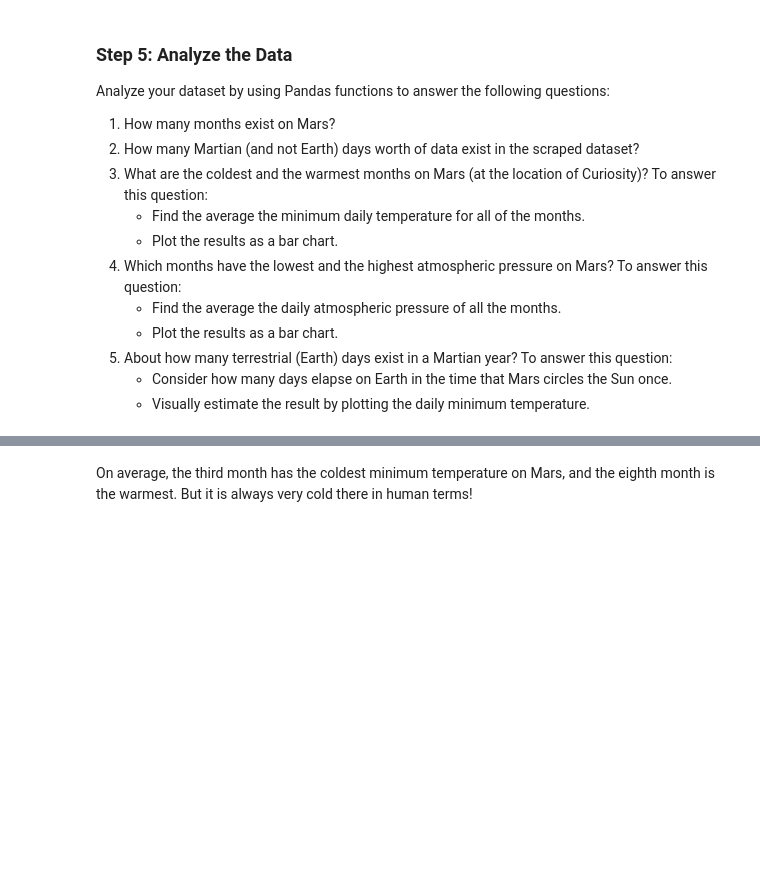
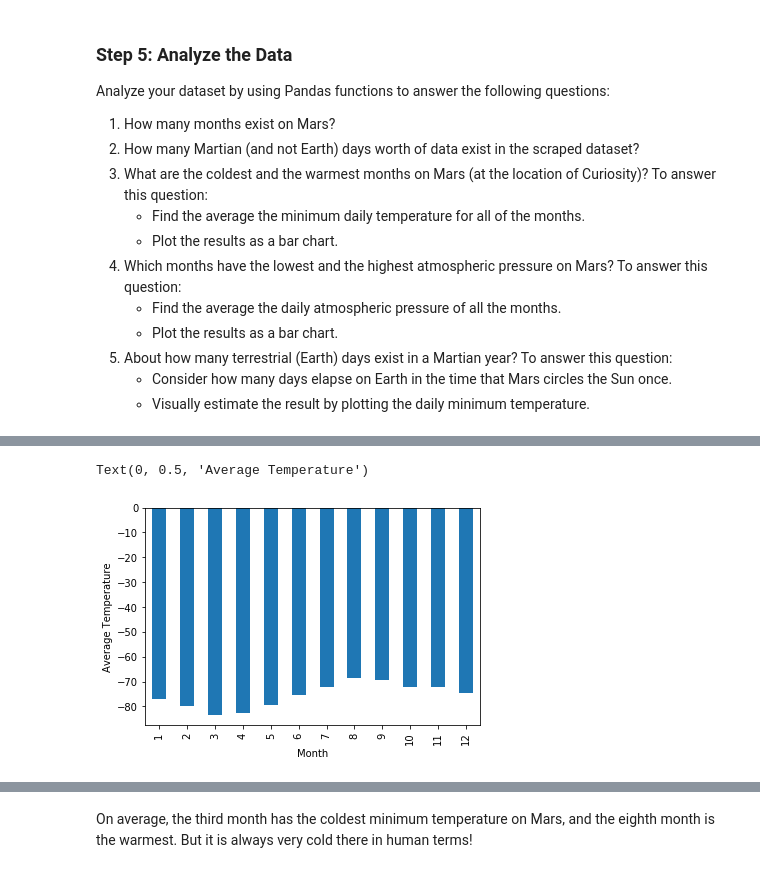
Before and after one commit to DevSher23/Module-12-Homework, a Jupyter notebook: part_2_mars_weather.ipynb, the cells around one changed output, grey strips where cells are left out. Cells and saved outputs as stored; diff of their text form; code cells hidden in the pictures; blank space fills up the shorter version.

```diff
--- a/part_2_mars_weather.ipynb
+++ b/part_2_mars_weather.ipynb
@@ -58,4 +73,12 @@ for heading in data_rows:
+# %%
+data = []
+for row in table.find_all("tr")[1:]:
+    data_set = dict(zip(headers, (td.get_text() for td in row.find_all("td"))))
+    data.append(data_set)
+
+# print(data)
 # %%
 # Create a Pandas DataFrame by using the list of rows and a list of the column names
+df = pd.DataFrame(data, columns = headers)
 # %%
 # Confirm DataFrame was created successfully
@@ -72,2 +111,10 @@ Examine the data types that are currently associated with each column. If necess
+# %%
+# Change data types for data analysis
+df['terrestrial_date'] = pd.to_datetime(df['terrestrial_date'])
+df['sol'] = df ['sol'].astype(int)
+df['ls'] = df ['ls'].astype(int)
+df['month'] = df ['month'].astype(int)
+df['min_temp'] = df ['min_temp'].astype(float)
+df['pressure'] = df ['pressure'].astype(float)
 # %%
 # Confirm type changes were successful by examining data types again
@@ -94,2 +169,4 @@ Analyze your dataset by using Pandas functions to answer the following questions
 # %%
 # 3. What is the average low temperature by month?
+avg_low_temp = df.groupby('month').mean()
+avg_low_temp ['min_temp']
@@ -96,4 +188,10 @@ Analyze your dataset by using Pandas functions to answer the following questions
 # %%
 # Plot the average temperature by month
+avg_low_temp['min_temp'].plot(kind='bar')
+plt.xlabel('Month')
+plt.ylabel('Average Temperature')
+# %% [output]
+Text(0, 0.5, 'Average Temperature')
+[figure, added]
 # %%
 # Identify the coldest and hottest months in Curiosity's location
```
Also changed, not shown: parts of 16 cells of this notebook, 3 other files.
